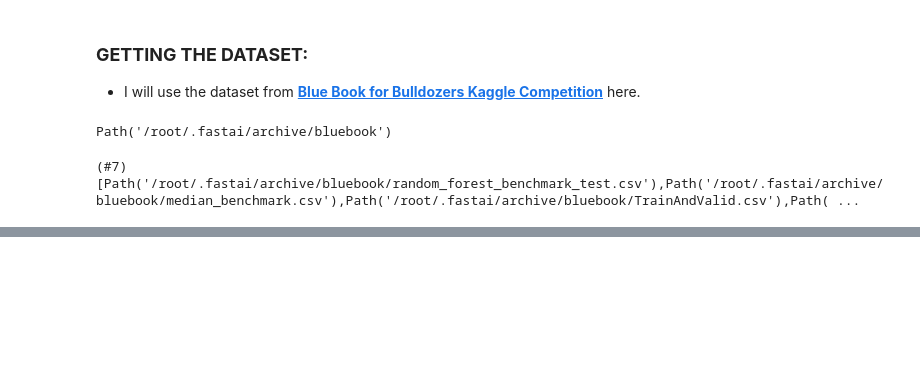
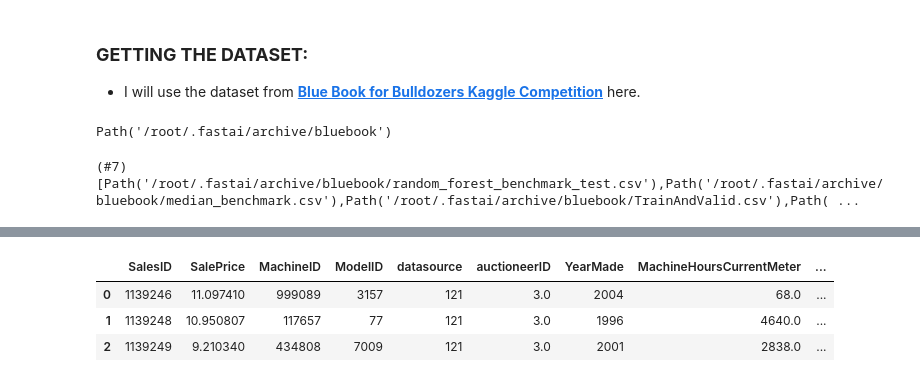
Before and after one commit to ThinamXx/Fastai, a Jupyter notebook: 8. Tabular Modeling/TabularModel.ipynb, the cells around one changed output, grey strips where cells are left out. Saved outputs shown, nothing was run; the diff lists cells and outputs as text; code cells hidden in the pictures; blank space fills up the shorter version.

```diff
--- a/8. Tabular Modeling/TabularModel.ipynb
+++ b/8. Tabular Modeling/TabularModel.ipynb
@@ -57,0 +92,4 @@ path.ls(file_type="text")                                               # Inspec
+# %%
+#@ INITIALIZING THE LOG OF THE PRICES:
+dep_var = "SalePrice"                                                      # Dependent Variable.
+data[dep_var] = np.log(data[dep_var])                                      # Taking Log.
@@ -57,0 +98,7 @@ path.ls(file_type="text")                                               # Inspec
+# %%
+#@ INITIALIZATION OF HANDLING DATES FUNCTION:
+data = add_datepart(data, "saledate")                                      # Handling Dates.
+data_test = pd.read_csv(path/"Test.csv", low_memory=False)                 # Reading Test Data.
+data_test = add_datepart(data_test, "saledate")                            # Handling Dates.
+#@ INSPECTING COLUMNS:
+" ".join(o for o in data.columns if o.startswith("sale"))                  # Inspecting Columns.
@@ -57,0 +109,13 @@ path.ls(file_type="text")                                               # Inspec
+# %%
+#@ IMPLEMENTATION OF TABULAR PANDAS AND TABULAR PROC:
+procs = [Categorify, FillMissing]                                           # Initializing Processing.
+cond = (data.saleYear < 2011) | (data.saleMonth < 10)                       # Initializing Conditions.
+train_idx = np.where(cond)[0]                                               # Getting Index of Training.
+valid_idx = np.where(~cond)[0]                                              # Getting Index of Validation.
+splits = (list(train_idx), list(valid_idx))                                 # Initializing Splits.
+# %%
+#@ IMPLEMENTATION OF TABULAR PANDAS AND TABULAR PROC:
+cont, cat = cont_cat_split(data, max_card=1, dep_var=dep_var)               # Getting Continuous and Categorical Data.
+tabular_pandas = TabularPandas(data, procs, cat, cont, y_names=dep_var,
+                               splits=splits)                               # Initializing Tabular Pandas.
+len(tabular_pandas.train), len(tabular_pandas.valid)                        # Inspecting the Tabular Pandas Object.
@@ -57,0 +135,8 @@ path.ls(file_type="text")                                               # Inspec
+# %%
+#@ INSPECTING TABUALAR PANDAS OBJECT:
+tabular_pandas.items.head(3)
+# %% [output]
+|  | SalesID | SalePrice | MachineID | ModelID | datasource | auctioneerID | YearMade | MachineHoursCurrentMeter | ... |
+| 0 | 1139246 | 11.097410 | 999089 | 3157 | 121 | 3.0 | 2004 | 68.0 | ... |
+| 1 | 1139248 | 10.950807 | 117657 | 77 | 121 | 3.0 | 1996 | 4640.0 | ... |
+| 2 | 1139249 | 9.210340 | 434808 | 7009 | 121 | 3.0 | 2001 | 2838.0 | ... |
```
Also changed, not shown: parts of 14 cells of this notebook.
